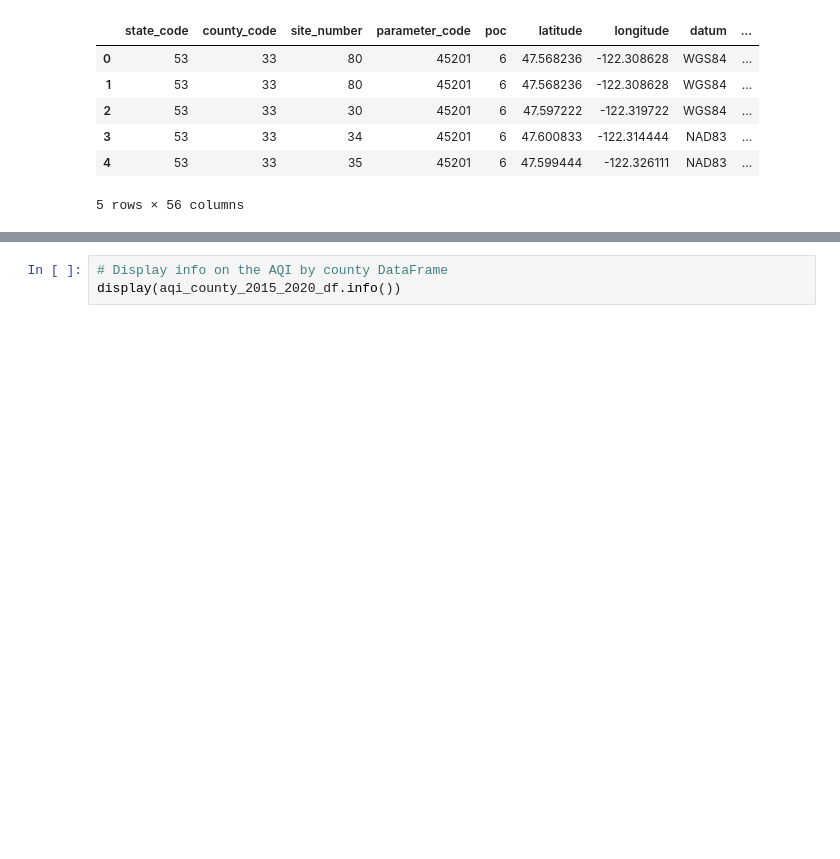
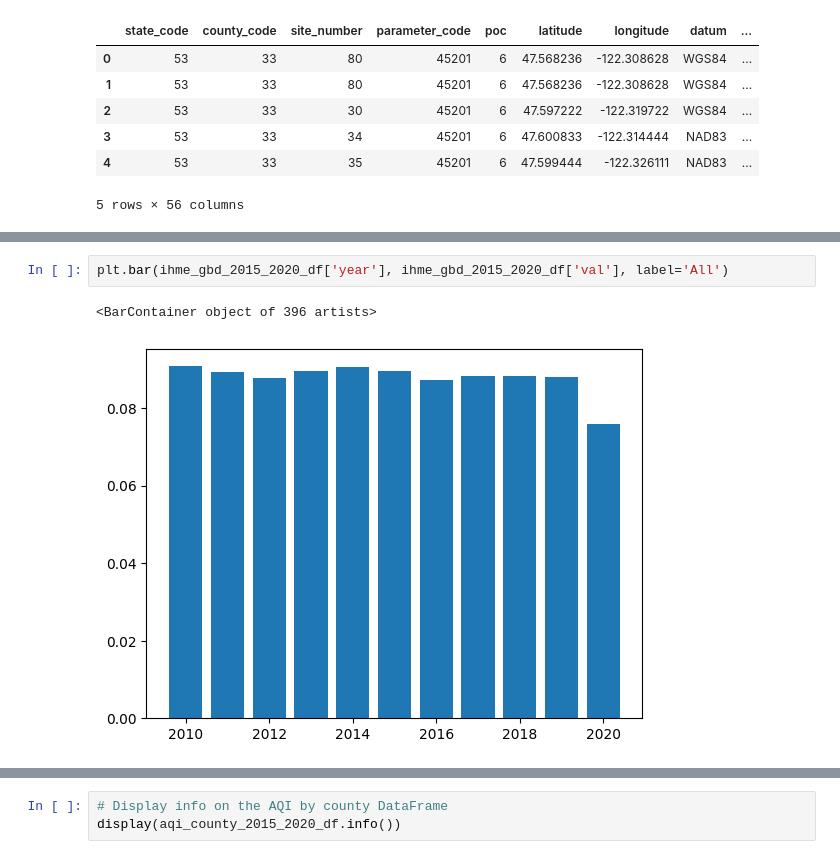
Before and after one commit to harrismhurley/python_project_1, a Jupyter notebook: main.ipynb, the cells around one changed output, grey strips where cells are left out. Saved outputs shown, nothing was run; the diff lists cells and outputs as text; blank space fills up the shorter version.

```diff
--- a/main.ipynb
+++ b/main.ipynb
@@ -77,0 +159,5 @@ display(ihme_gbd_2015_2020_df.head())
+# %%
+plt.bar(ihme_gbd_2015_2020_df['year'], ihme_gbd_2015_2020_df['val'], label='All')
+# %% [output]
+<BarContainer object of 396 artists>
+[figure, added]
```
Also changed, not shown: parts of 30 cells of this notebook.
